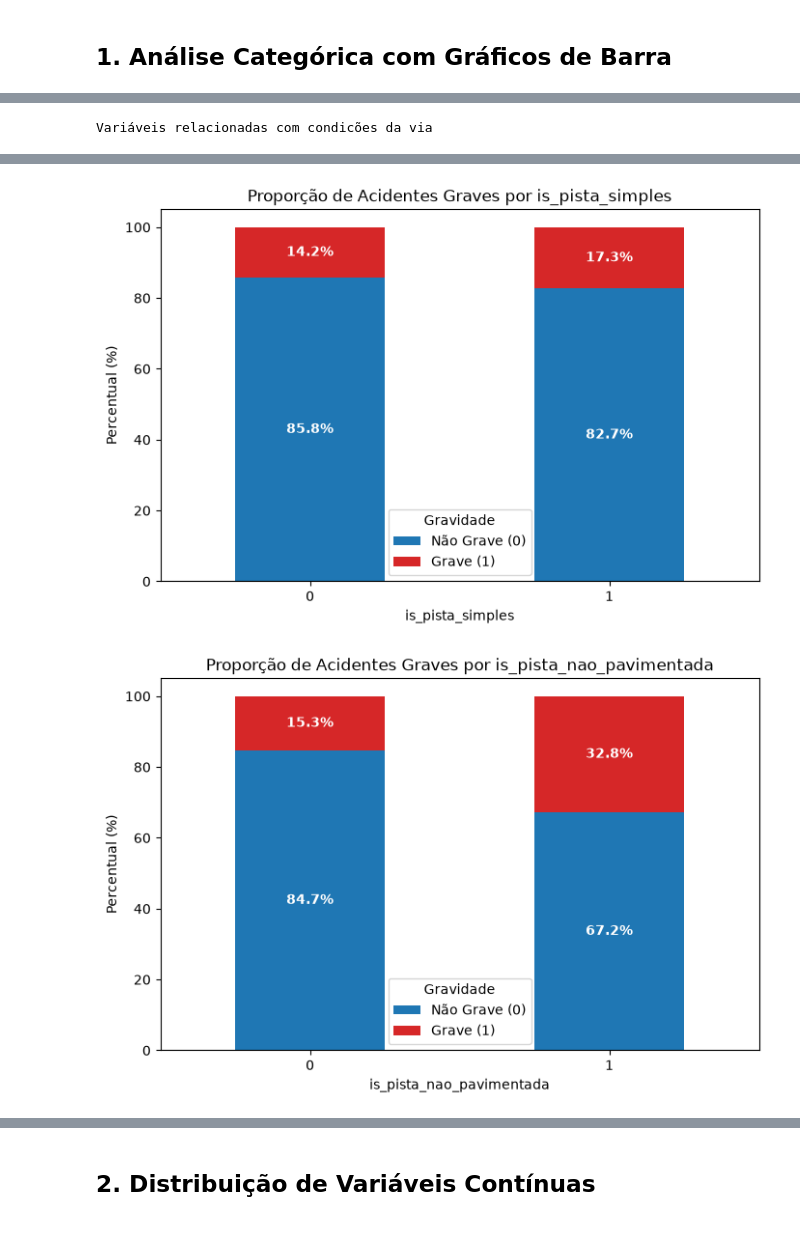
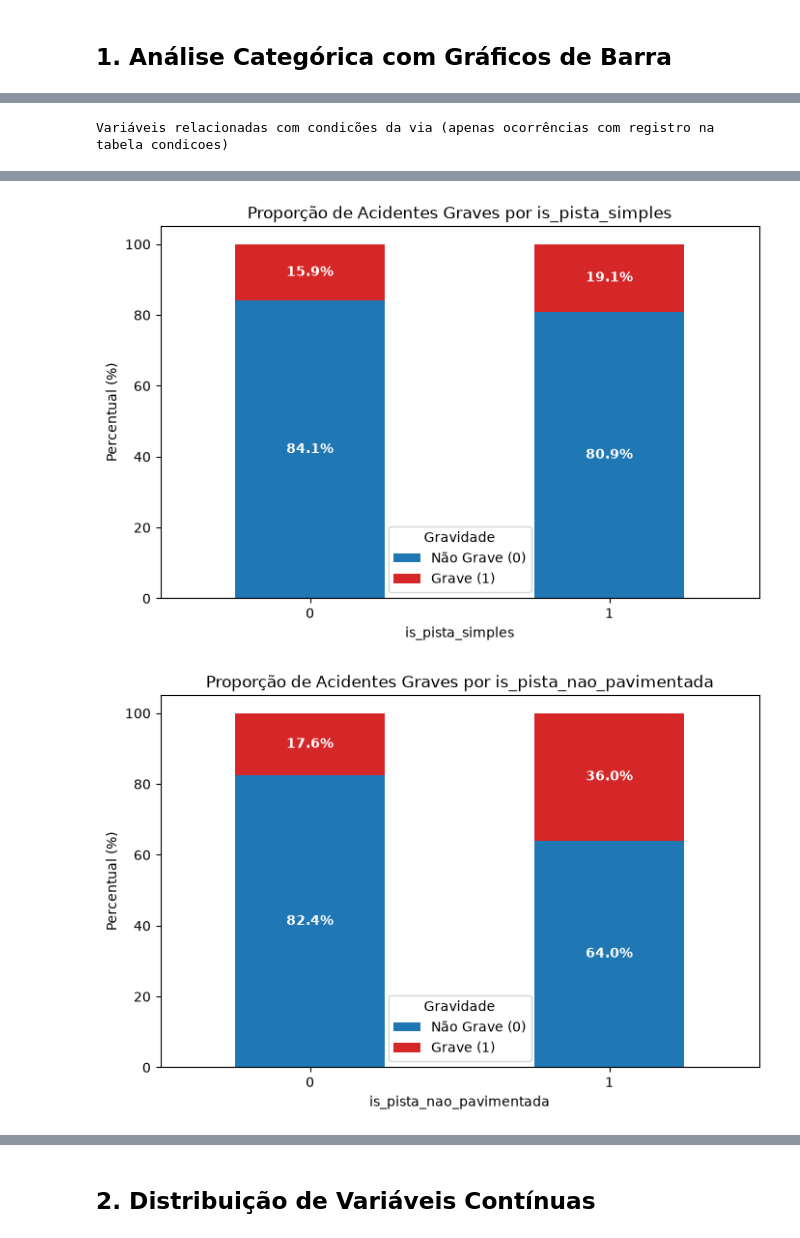
Before and after one commit to luan-gomes/road-traffic-accident-severity-prediction-mg, a Jupyter notebook: notebooks/eda.ipynb, the cells around one changed output, grey strips where cells are left out. Cells and saved outputs as stored; diff of their text form; code cells hidden in the pictures.

```diff
--- a/notebooks/eda.ipynb
+++ b/notebooks/eda.ipynb
@@ -443,7 +557,8 @@ display(check_missing_values(filtered_df))
 from src.preprocessing import clean_missing_values
 import pandas as pd
 
-df_abt = clean_missing_values(filtered_df)
+df_abt = clean_missing_values(filtered_df, drop_missing_coordinates=False, impute=True)
+
 
 target_dist = df_abt['acidente_grave'].value_counts(normalize=True) * 100
 target_counts = df_abt['acidente_grave'].value_counts()
@@ -498,9 +615,10 @@ Variáveis relacionadas com características da via
 # %%
-print('Variáveis relacionadas com condicões da via')
-plot_proporcao_gravidade(df_abt, 'is_noite_sem_iluminacao')
-plot_proporcao_gravidade(df_abt, 'is_periodo_noturno')
-plot_proporcao_gravidade(df_abt, 'has_sinalizacao_deficiente')
-plot_proporcao_gravidade(df_abt, 'is_pista_simples')
-plot_proporcao_gravidade(df_abt, 'is_pista_nao_pavimentada')
+print('Variáveis relacionadas com condicões da via (apenas ocorrências com registro na tabela condicoes)')
+df_abt_condicoes = df_abt[df_abt['has_registro_condicoes'] == 1]
+plot_proporcao_gravidade(df_abt_condicoes, 'is_noite_sem_iluminacao')
+plot_proporcao_gravidade(df_abt_condicoes, 'is_periodo_noturno')
+plot_proporcao_gravidade(df_abt_condicoes, 'has_sinalizacao_deficiente')
+plot_proporcao_gravidade(df_abt_condicoes, 'is_pista_simples')
+plot_proporcao_gravidade(df_abt_condicoes, 'is_pista_nao_pavimentada')
 # %% [output]
-Variáveis relacionadas com condicões da via
+Variáveis relacionadas com condicões da via (apenas ocorrências com registro na tabela condicoes)
@@ -510,2 +628,2 @@ Variáveis relacionadas com condicões da via
-[figure, old version]
+[figure, new version]
-[figure, old version]
+[figure, new version]
```
Also changed, not shown: parts of 41 cells of this notebook, 3 other files.
